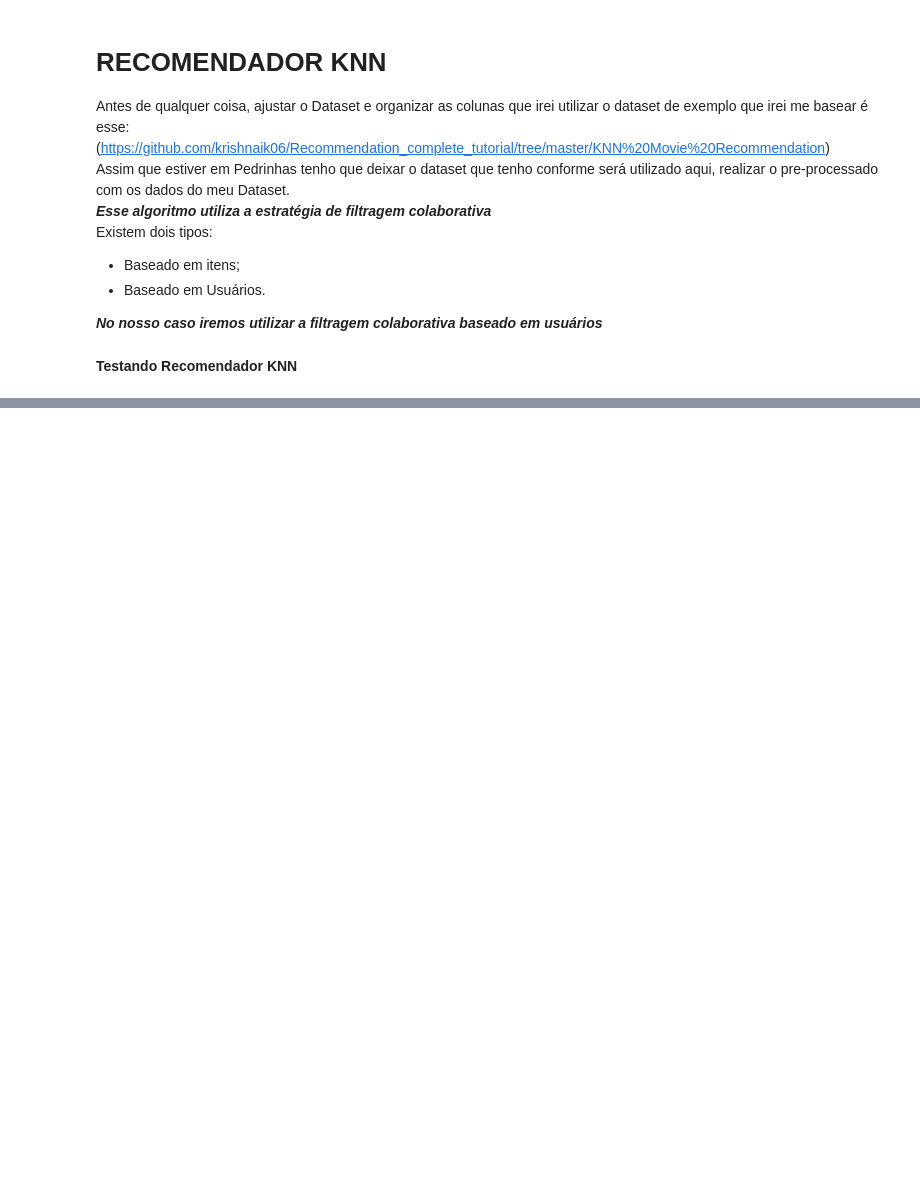
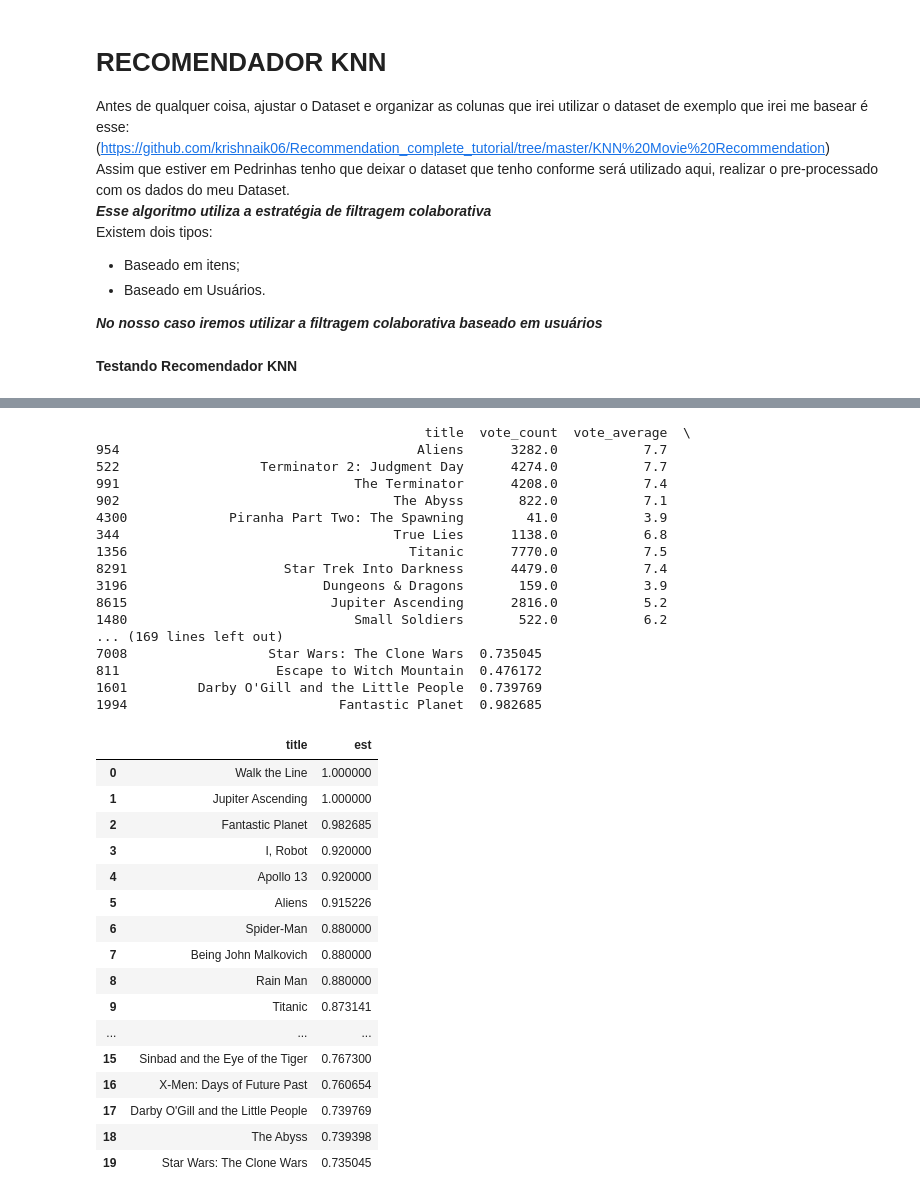
Before and after one commit to kaikimello/tcc-final, a Jupyter notebook: recomendador_hibrido_KNN.ipynb, the cells around one changed output, grey strips where cells are left out. Saved outputs shown, nothing was run; the diff lists cells and outputs as text; code cells hidden in the pictures; blank space fills up the shorter version.

```diff
--- a/recomendador_hibrido_KNN.ipynb
+++ b/recomendador_hibrido_KNN.ipynb
@@ -469,2 +742,37 @@ recomendador_hibrido(1, "Avatar")
 # %%
-recomendador_hibrido(500, 'Avatar')
+recomendador_hydra(500, 'Avatar')
+# %% [output]
+                                          title  vote_count  vote_average  \
+954                                      Aliens      3282.0           7.7
+522                  Terminator 2: Judgment Day      4274.0           7.7
+991                              The Terminator      4208.0           7.4
+902                                   The Abyss       822.0           7.1
+4300             Piranha Part Two: The Spawning        41.0           3.9
+344                                   True Lies      1138.0           6.8
+1356                                    Titanic      7770.0           7.5
+8291                    Star Trek Into Darkness      4479.0           7.4
+3196                         Dungeons & Dragons       159.0           3.9
+8615                          Jupiter Ascending      2816.0           5.2
+1480                             Small Soldiers       522.0           6.2
+... (169 lines left out)
+7008                  Star Wars: The Clone Wars  0.735045
+811                    Escape to Witch Mountain  0.476172
+1601         Darby O'Gill and the Little People  0.739769
+1994                           Fantastic Planet  0.982685
+|  | title | est |
+| 0 | Walk the Line | 1.000000 |
+| 1 | Jupiter Ascending | 1.000000 |
+| 2 | Fantastic Planet | 0.982685 |
+| 3 | I, Robot | 0.920000 |
+| 4 | Apollo 13 | 0.920000 |
+| 5 | Aliens | 0.915226 |
+| 6 | Spider-Man | 0.880000 |
+| 7 | Being John Malkovich | 0.880000 |
+| 8 | Rain Man | 0.880000 |
+| 9 | Titanic | 0.873141 |
+| ... | ... | ... |
+| 15 | Sinbad and the Eye of the Tiger | 0.767300 |
+| 16 | X-Men: Days of Future Past | 0.760654 |
+| 17 | Darby O'Gill and the Little People | 0.739769 |
+| 18 | The Abyss | 0.739398 |
+| 19 | Star Wars: The Clone Wars | 0.735045 |
```
Also changed, not shown: parts of 28 cells of this notebook.
